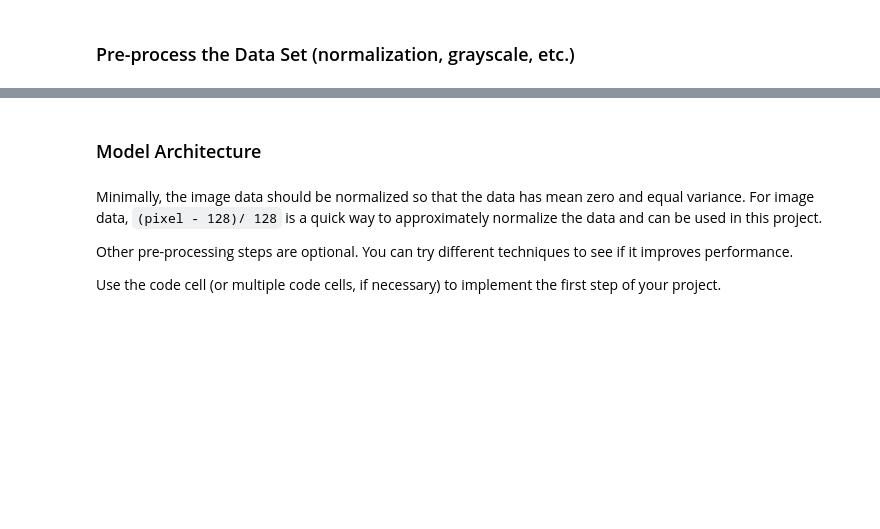
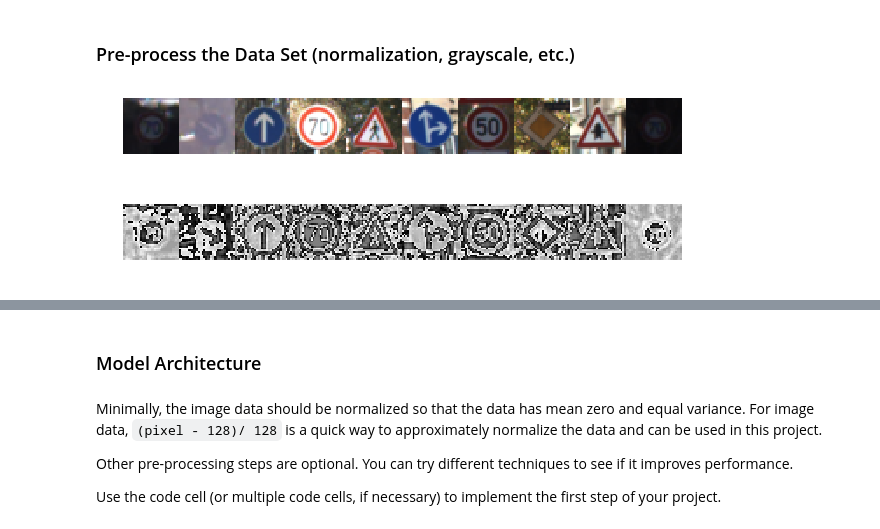
Before and after one commit to AjinkyaBhave/CarND_P2_ClassifySigns, a Jupyter notebook: Traffic_Sign_Classifier.ipynb, the cells around one changed output, grey strips where cells are left out. Cells and saved outputs as stored; diff of their text form; code cells hidden in the pictures; blank space fills up the shorter version.

```diff
--- a/Traffic_Sign_Classifier.ipynb
+++ b/Traffic_Sign_Classifier.ipynb
@@ -144,0 +186,54 @@ def preprocess(X):
+# %%
+### Preprocess the data here. It is required to normalize the data.
+def process_data(X, display = 'off'):
+
+    img_idx = np.random.randint(0, len(X), 10)
+
+    if display == 'on':
+        fig, ax = plt.subplots(nrows=1, ncols=10, figsize=(10, 6))
+        fig.subplots_adjust(hspace=.1, wspace=.01)
+        #fig.suptitle("Original Images")
+        ax = ax.ravel()
+        for i in range(10):
+            ax[i].imshow(X[img_idx[i]])
+            ax[i].axis('off')
+
+    X_gray = np.zeros([X.shape[0], X.shape[1],X.shape[2]],dtype = X.dtype)
+    clahe = cv2.createCLAHE(clipLimit=2.0)
+
+    for i in range(len(X)):
+        # Convert to YUV colourspace
+        #X[i] =  cv2.cvtColor(X[i], cv2.COLOR_RGB2YUV)
+        # Convert to grayscale
+        X_gray[i] = cv2.cvtColor(X[i], cv2.COLOR_RGB2GRAY)
+        # Equalise the grayscale channel
+        X_gray[i] = clahe.apply(X_gray[i])
+        #X_gray[i] = exposure.equalize_adapthist(X_gray[i])
+
+    if display == 'on':
+        fig, ax = plt.subplots(nrows=1, ncols=10, figsize=(10, 6))
+        fig.subplots_adjust(hspace=.1, wspace=.01)
+        #fig.suptitle("Processed Images")
+        ax = ax.ravel()
+        for i in range(10):
+            ax[i].imshow(X_gray[img_idx[i]], cmap='gray')
+            ax[i].axis('off')
+
+    # Normalise pixels between [-1,1]
+    X_gray = (X_gray-128)
+    X_gray = (X_gray/128).astype(np.float32)
+
+    # Add single grayscale channel for input to classifier
+    X_gray = X_gray.reshape(X_gray.shape + (1,))
+    return X_gray
+
+def augment_data(X):
+    for i in range(len(X)):
+        print("Augmented images")
+
+X_train = process_data(X_train, display='on')
+X_valid = process_data(X_valid)
+X_test = process_data(X_test)
+# %% [output]
+[figure, added]
+[figure, added]
```
Also changed, not shown: parts of 15 cells of this notebook.
